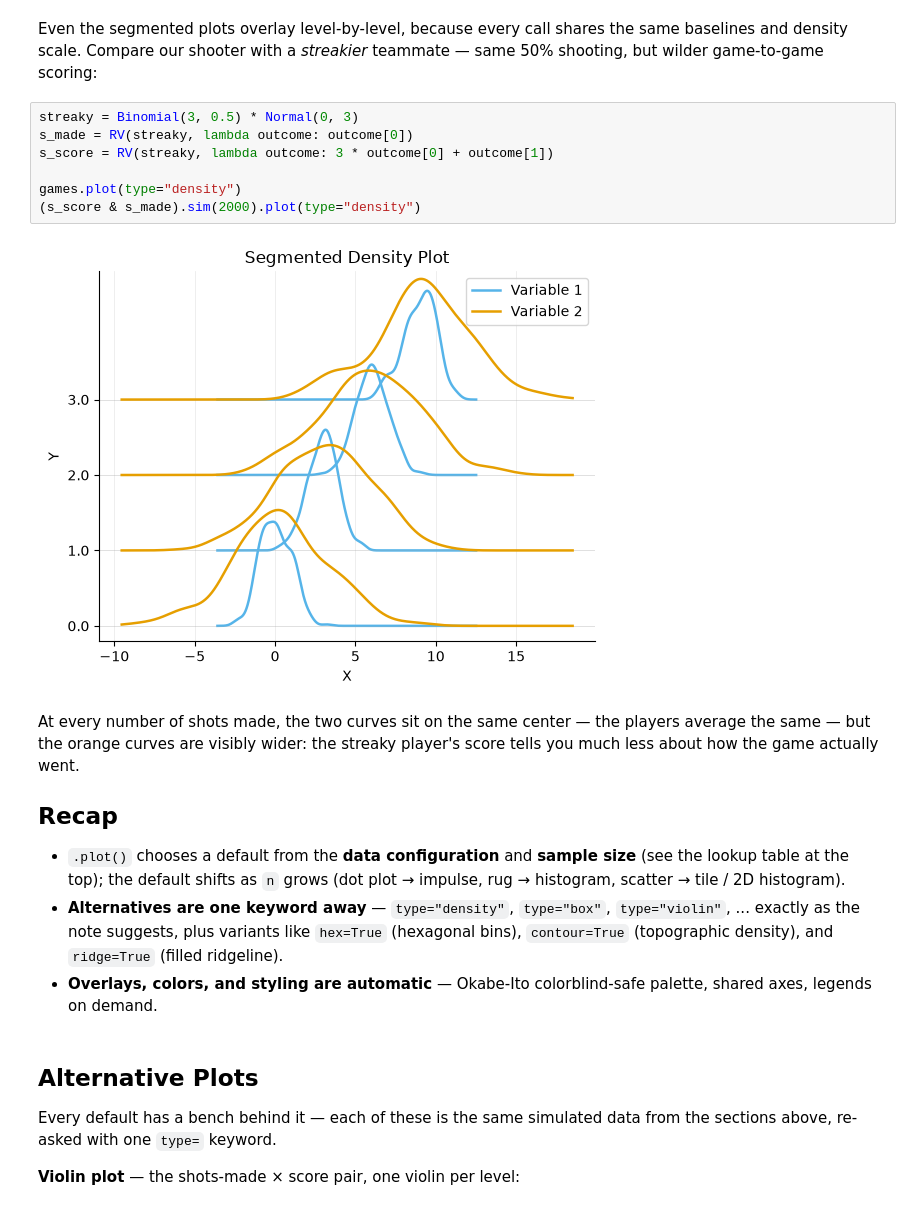
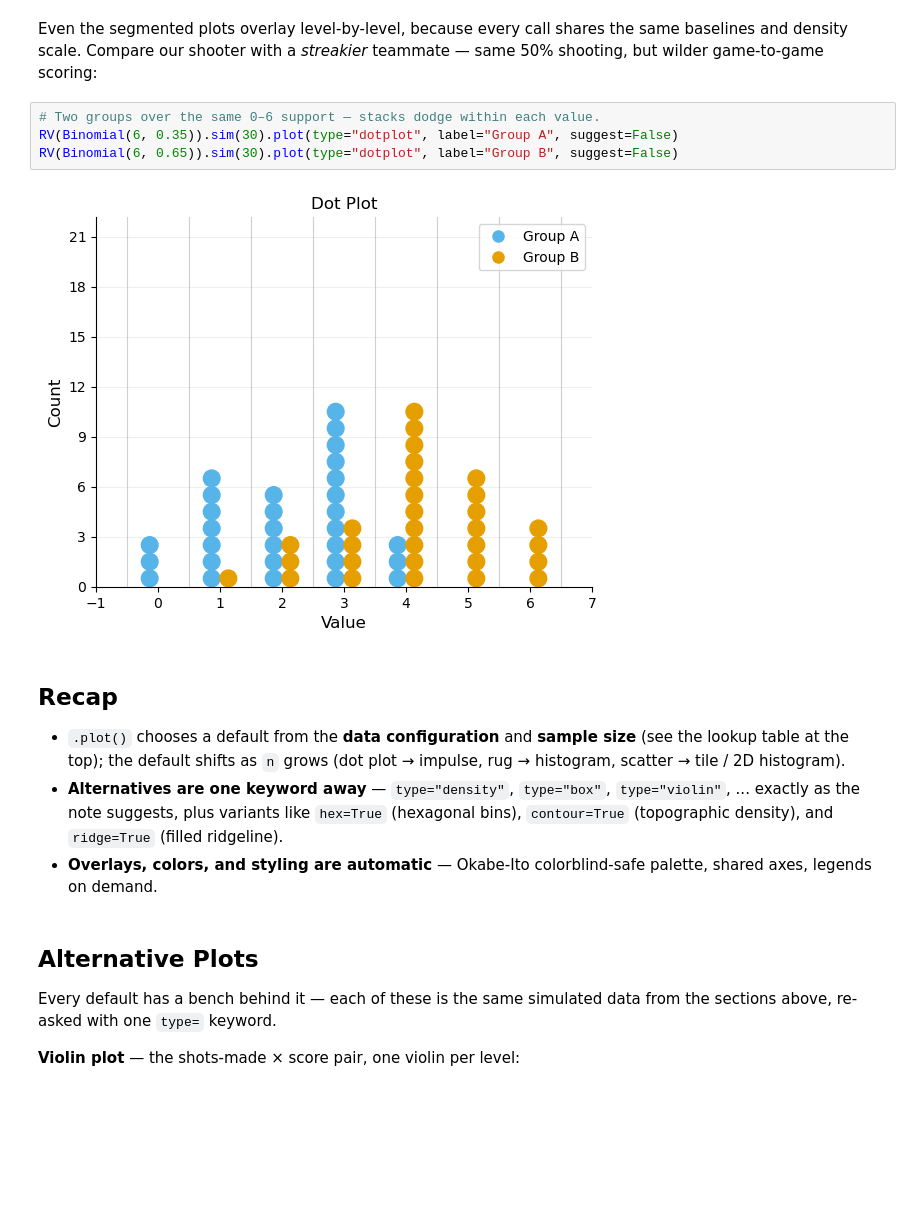
Before and after one commit to calpoly-symbulate/symbulate, a Jupyter notebook: team/presentation_default_plots.ipynb, the cells around one changed output. Saved outputs shown, nothing was run; the diff lists cells and outputs as text; blank space fills up the shorter version.

```diff
--- a/team/presentation_default_plots.ipynb
+++ b/team/presentation_default_plots.ipynb
@@ -264,18 +268,13 @@ Even the segmented plots overlay level-by-level, because every call shares the
 same baselines and density scale. Compare our shooter with a *streakier*
 teammate — same 50% shooting, but wilder game-to-game scoring:
 # %%
-streaky = Binomial(3, 0.5) * Normal(0, 3)
-s_made = RV(streaky, lambda outcome: outcome[0])
-s_score = RV(streaky, lambda outcome: 3 * outcome[0] + outcome[1])
-
-games.plot(type="density")
-(s_score & s_made).sim(2000).plot(type="density")
+# Two groups over the same 0–6 support — stacks dodge within each value.
+RV(Binomial(6, 0.35)).sim(30).plot(type="dotplot", label="Group A", suggest=False)
+RV(Binomial(6, 0.65)).sim(30).plot(type="dotplot", label="Group B", suggest=False)
 # %% [output]
-[figure, old version]
+[figure, new version]
 # %% [markdown]
-At every number of shots made, the two curves sit on the same center — the
-players average the same — but the orange curves are visibly wider: the streaky
-player's score tells you much less about how the game actually went.
+
 
 ## Recap
 
```
Also changed, not shown: parts of 31 cells of this notebook.
